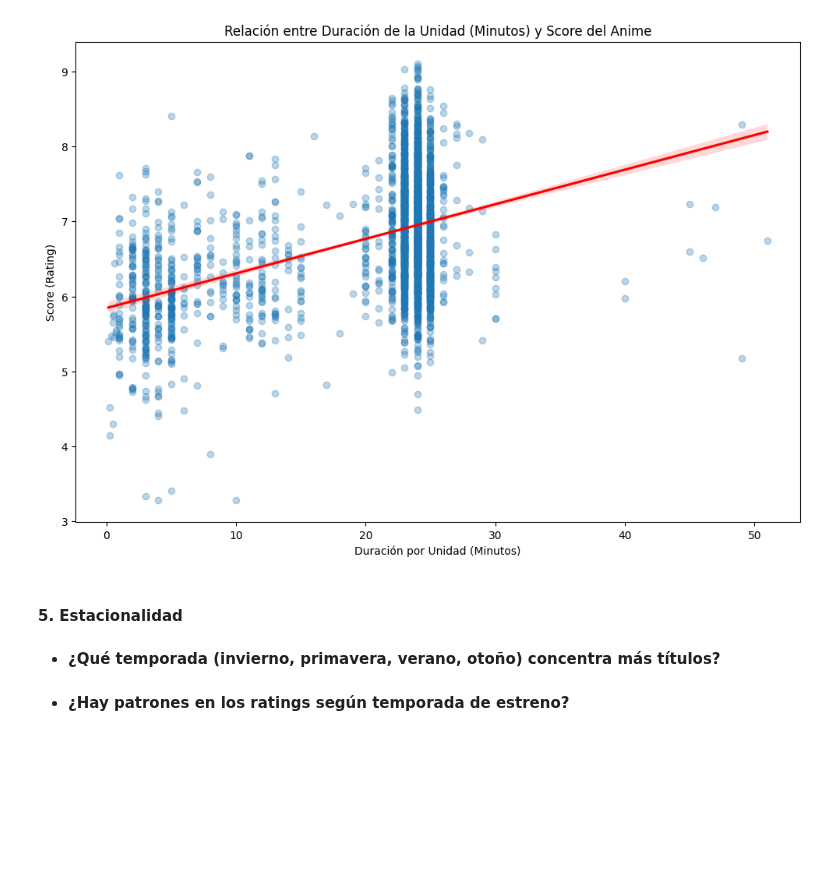
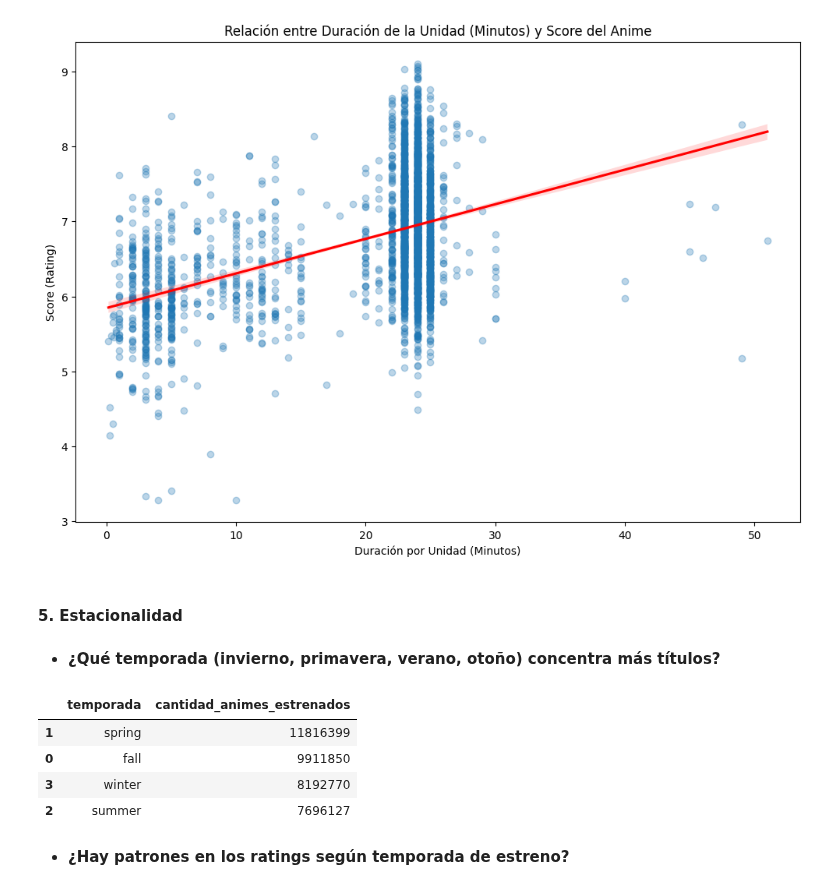
Before and after one commit to SaitoM17/anime_analisis, a Jupyter notebook: notebooks/anime.ipynb, the cells around one changed output. Cells and saved outputs as stored; diff of their text form; code cells hidden in the pictures; blank space fills up the shorter version.

Commit message:
feat: Tabla de temporadas con la cantidad de animes

```diff
--- a/notebooks/anime.ipynb
+++ b/notebooks/anime.ipynb
@@ -497,5 +497,18 @@ plt.show()
 #### **5. Estacionalidad**
 # %% [markdown]
 * **¿Qué temporada (invierno, primavera, verano, otoño) concentra más títulos?**
+# %%
+df_animes = dic_df['Animes']
+df_animes = df_animes[(df_animes['annio'] > 2000) & (df_animes['temporada'] != 'N/A')]
+
+group_temporada_titulos_estrenados = df_animes.groupby('temporada')['mal_id'].sum().reset_index(name='cantidad_animes_estrenados')
+group_temporada_titulos_estrenados = group_temporada_titulos_estrenados.sort_values(by='cantidad_animes_estrenados', ascending=False)
+group_temporada_titulos_estrenados
+# %% [output]
+|  | temporada | cantidad_animes_estrenados |
+| 1 | spring | 11816399 |
+| 0 | fall | 9911850 |
+| 3 | winter | 8192770 |
+| 2 | summer | 7696127 |
 # %% [markdown]
 * **¿Hay patrones en los ratings según temporada de estreno?**
```
